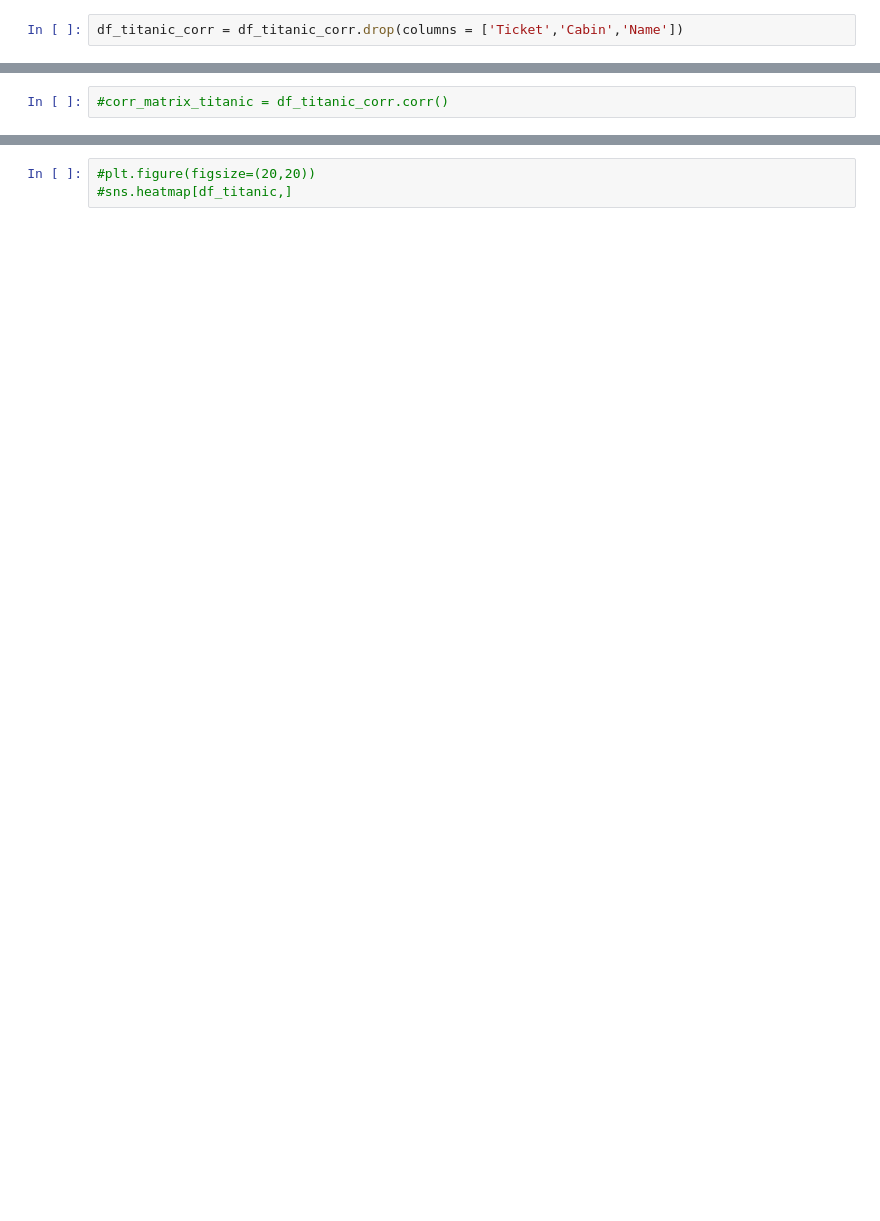
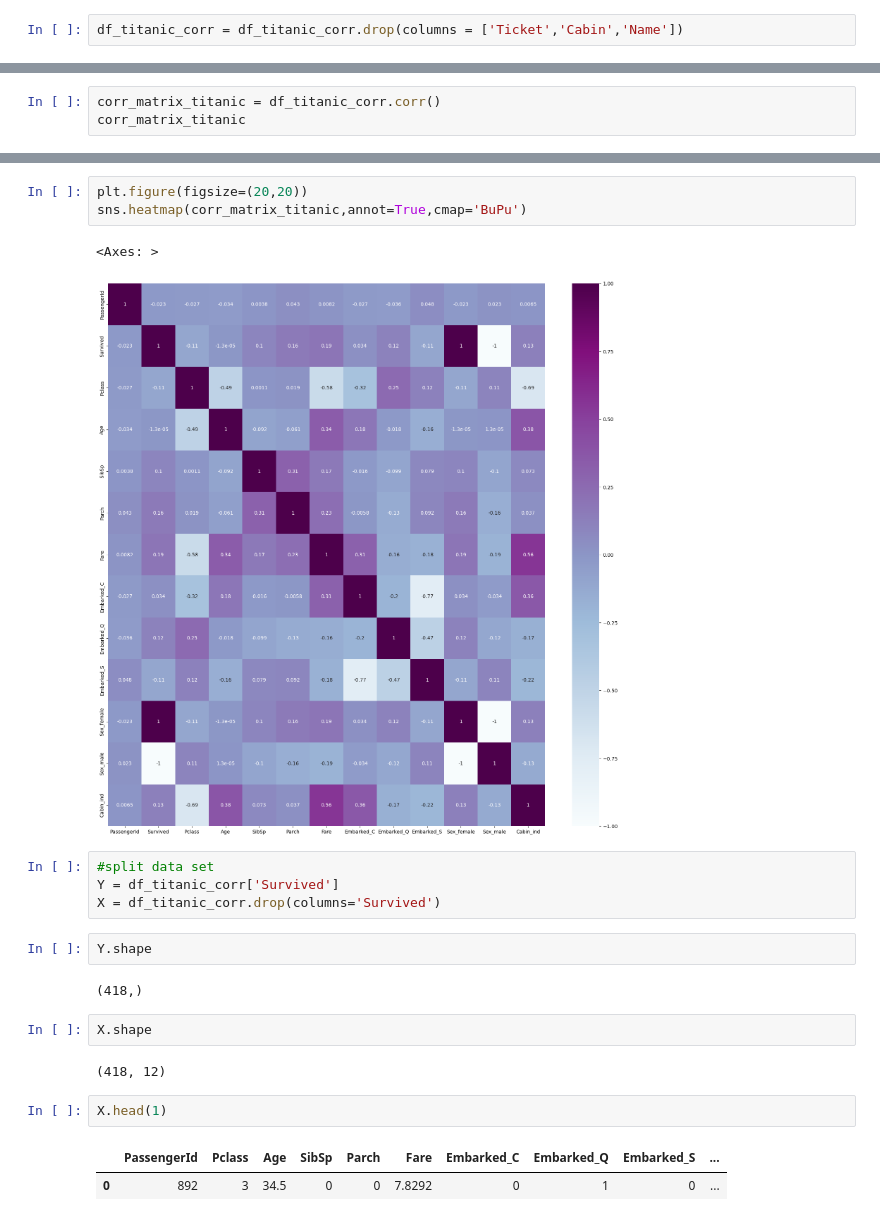
Before and after one commit to JJDataAnalyst-viz/Scikit-Learn-For-Machine-Learning-Classification-Problems, a Jupyter notebook: Machine_Learning_Project/XGBoost-Algorithm-Calssification-Problem.ipynb, the cells around one changed output, grey strips where cells are left out. Drawn from its saved outputs; the diff is of its cells as text; blank space fills up the shorter version.

```diff
--- a/Machine_Learning_Project/XGBoost-Algorithm-Calssification-Problem.ipynb
+++ b/Machine_Learning_Project/XGBoost-Algorithm-Calssification-Problem.ipynb
@@ -297,2 +609,3 @@ df_titanic_corr.isnull().sum()
 # %%
-#corr_matrix_titanic = df_titanic_corr.corr()
+corr_matrix_titanic = df_titanic_corr.corr()
+corr_matrix_titanic
@@ -299,3 +627,23 @@ df_titanic_corr.isnull().sum()
 # %%
-#plt.figure(figsize=(20,20))
-#sns.heatmap[df_titanic,]
+plt.figure(figsize=(20,20))
+sns.heatmap(corr_matrix_titanic,annot=True,cmap='BuPu')
+# %% [output]
+<Axes: >
+[figure, added]
+# %%
+#split data set
+Y = df_titanic_corr['Survived']
+X = df_titanic_corr.drop(columns='Survived')
+# %%
+Y.shape
+# %% [output]
+(418,)
+# %%
+X.shape
+# %% [output]
+(418, 12)
+# %%
+X.head(1)
+# %% [output]
+|  | PassengerId | Pclass | Age | SibSp | Parch | Fare | Embarked_C | Embarked_Q | Embarked_S | ... |
+| 0 | 892 | 3 | 34.5 | 0 | 0 | 7.8292 | 0 | 1 | 0 | ... |
```
Also changed, not shown: parts of 70 cells of this notebook.
